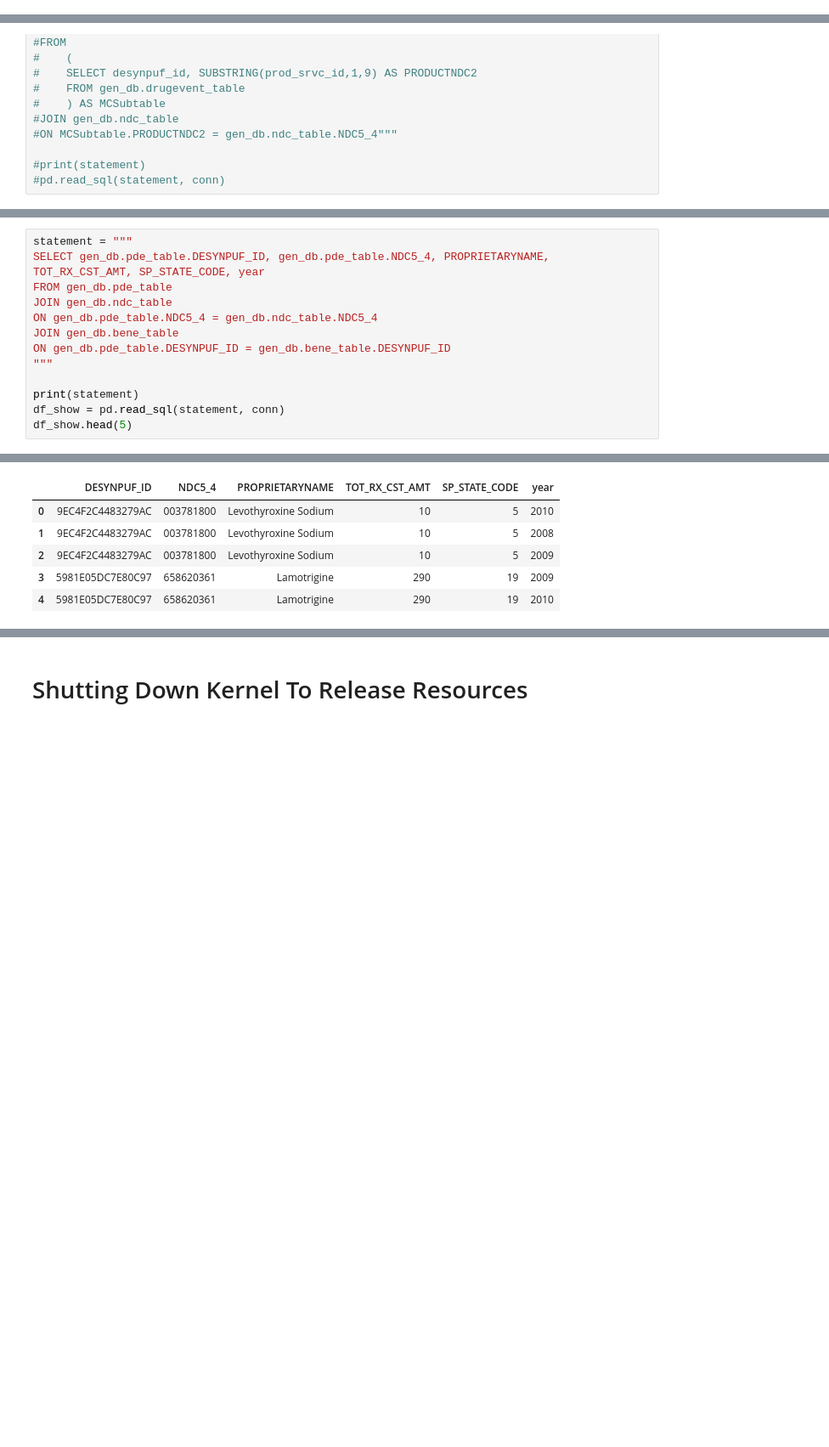
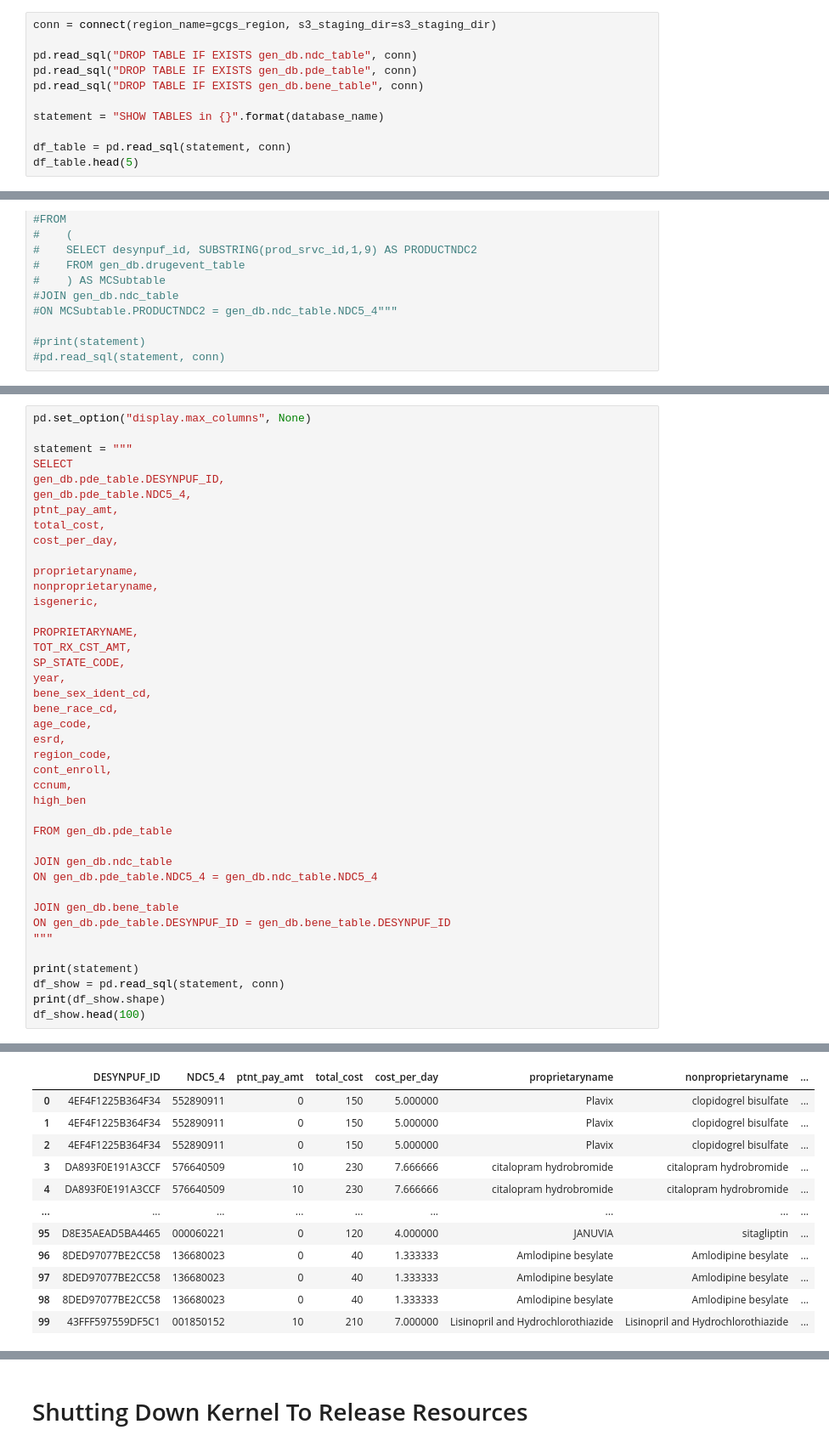
Before and after one commit to mzagari/Garcia-Zagari-508-project, a Jupyter notebook: final_proj_508/GCGS_1.ipynb, the cells around one changed output, grey strips where cells are left out. Shown at 85% size. Saved outputs shown, nothing was run; the diff lists cells and outputs as text; blank space fills up the shorter version.

```diff
--- a/final_proj_508/GCGS_1.ipynb
+++ b/final_proj_508/GCGS_1.ipynb
@@ -1474,0 +1522,11 @@ CREATE DATABASE IF NOT EXISTS gen_db
+# %%
+conn = connect(region_name=gcgs_region, s3_staging_dir=s3_staging_dir)
+
+pd.read_sql("DROP TABLE IF EXISTS gen_db.ndc_table", conn)
+pd.read_sql("DROP TABLE IF EXISTS gen_db.pde_table", conn)
+pd.read_sql("DROP TABLE IF EXISTS gen_db.bene_table", conn)
+
+statement = "SHOW TABLES in {}".format(database_name)
+
+df_table = pd.read_sql(statement, conn)
+df_table.head(5)
@@ -1867,14 +2022,42 @@ SELECT desynpuf_id FROM gen_db.bene_table
 # %%
+pd.set_option("display.max_columns", None)
+
 statement = """
-SELECT gen_db.pde_table.DESYNPUF_ID, gen_db.pde_table.NDC5_4, PROPRIETARYNAME, TOT_RX_CST_AMT, SP_STATE_CODE, year
+SELECT
+gen_db.pde_table.DESYNPUF_ID,
+gen_db.pde_table.NDC5_4,
+ptnt_pay_amt,
+total_cost,
+cost_per_day,
+
+proprietaryname,
+nonproprietaryname,
+isgeneric,
+
+PROPRIETARYNAME,
+TOT_RX_CST_AMT,
+SP_STATE_CODE,
+year,
+bene_sex_ident_cd,
+bene_race_cd,
+age_code,
+esrd,
+region_code,
+cont_enroll,
+ccnum,
+high_ben
+
 FROM gen_db.pde_table
+
 JOIN gen_db.ndc_table
 ON gen_db.pde_table.NDC5_4 = gen_db.ndc_table.NDC5_4
+
 JOIN gen_db.bene_table
 ON gen_db.pde_table.DESYNPUF_ID = gen_db.bene_table.DESYNPUF_ID
 """
 
 print(statement)
 df_show = pd.read_sql(statement, conn)
-df_show.head(5)
+print(df_show.shape)
+df_show.head(100)
 # %% [output]
@@ -1887,6 +2081,12 @@ ON gen_db.pde_table.DESYNPUF_ID = gen_db.bene_table.DESYNPUF_ID
-|  | DESYNPUF_ID | NDC5_4 | PROPRIETARYNAME | TOT_RX_CST_AMT | SP_STATE_CODE | year |
-| 0 | 9EC4F2C4483279AC | 003781800 | Levothyroxine Sodium | 10 | 5 | 2010 |
-| 1 | 9EC4F2C4483279AC | 003781800 | Levothyroxine Sodium | 10 | 5 | 2008 |
-| 2 | 9EC4F2C4483279AC | 003781800 | Levothyroxine Sodium | 10 | 5 | 2009 |
-| 3 | 5981E05DC7E80C97 | 658620361 | Lamotrigine | 290 | 19 | 2009 |
-| 4 | 5981E05DC7E80C97 | 658620361 | Lamotrigine | 290 | 19 | 2010 |
+|  | DESYNPUF_ID | NDC5_4 | ptnt_pay_amt | total_cost | cost_per_day | proprietaryname | nonproprietaryname | ... |
+| 0 | 4EF4F1225B364F34 | 552890911 | 0 | 150 | 5.000000 | Plavix | clopidogrel bisulfate | ... |
+| 1 | 4EF4F1225B364F34 | 552890911 | 0 | 150 | 5.000000 | Plavix | clopidogrel bisulfate | ... |
+| 2 | 4EF4F1225B364F34 | 552890911 | 0 | 150 | 5.000000 | Plavix | clopidogrel bisulfate | ... |
+| 3 | DA893F0E191A3CCF | 576640509 | 10 | 230 | 7.666666 | citalopram hydrobromide | citalopram hydrobromide | ... |
+| 4 | DA893F0E191A3CCF | 576640509 | 10 | 230 | 7.666666 | citalopram hydrobromide | citalopram hydrobromide | ... |
+| ... | ... | ... | ... | ... | ... | ... | ... | ... |
+| 95 | D8E35AEAD5BA4465 | 000060221 | 0 | 120 | 4.000000 | JANUVIA | sitagliptin | ... |
+| 96 | 8DED97077BE2CC58 | 136680023 | 0 | 40 | 1.333333 | Amlodipine besylate | Amlodipine besylate | ... |
+| 97 | 8DED97077BE2CC58 | 136680023 | 0 | 40 | 1.333333 | Amlodipine besylate | Amlodipine besylate | ... |
+| 98 | 8DED97077BE2CC58 | 136680023 | 0 | 40 | 1.333333 | Amlodipine besylate | Amlodipine besylate | ... |
+| 99 | 43FFF597559DF5C1 | 001850152 | 10 | 210 | 7.000000 | Lisinopril and Hydrochlorothiazide | Lisinopril and Hydrochlorothiazide | ... |
```
Also changed, not shown: parts of 36 cells of this notebook.
